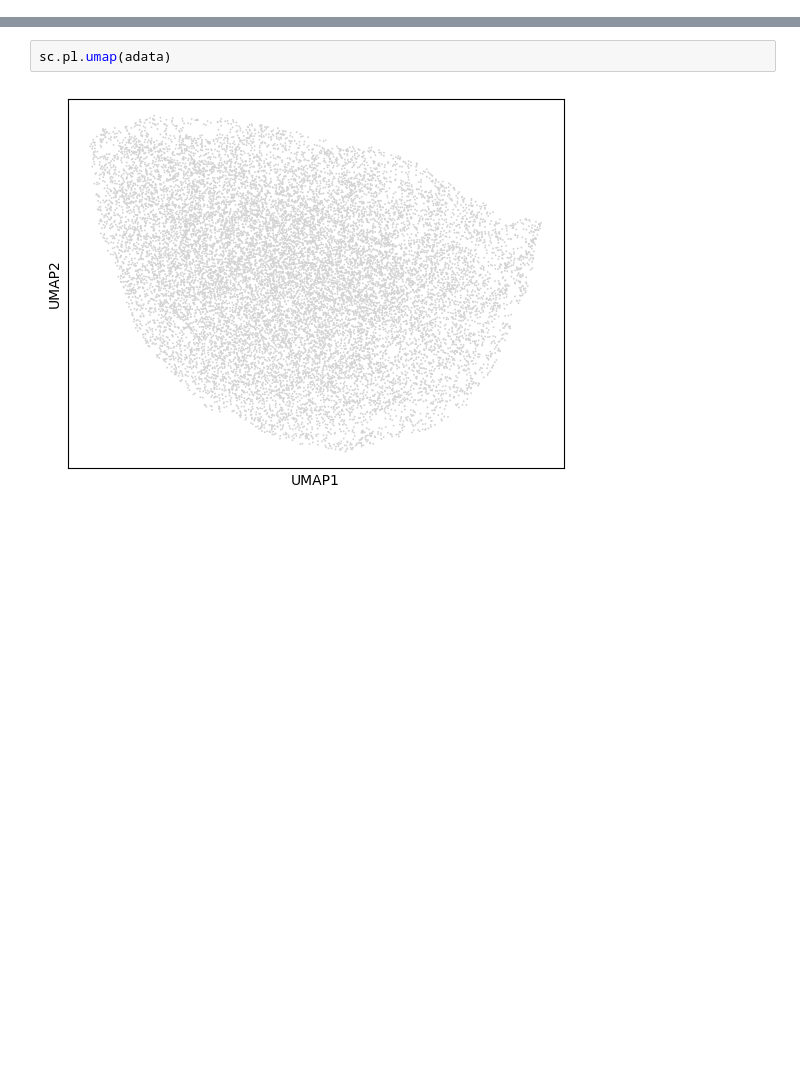
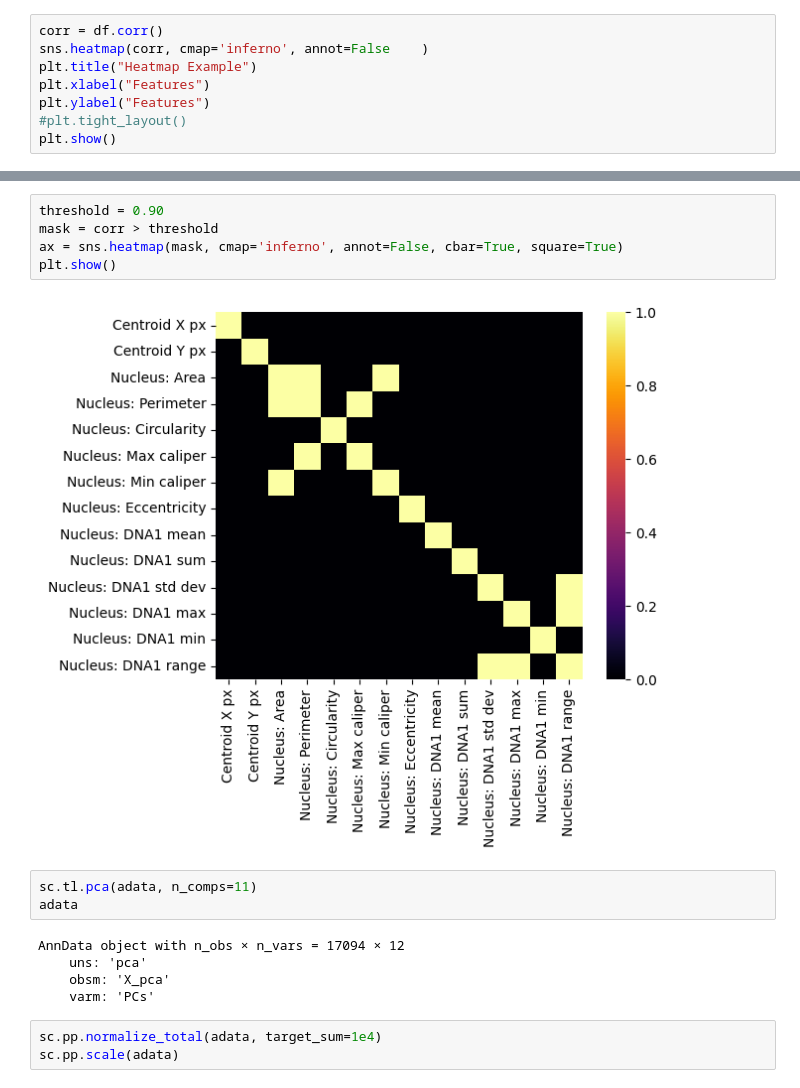
Before and after one commit to JaimeLesChats/IF_to_IMC, a Jupyter notebook: scripts/data_linking/morphology_analyzer.ipynb, the cells around one changed output, grey strips where cells are left out. Cells and saved outputs as stored; diff of their text form; blank space fills up the shorter version.

```diff
--- a/scripts/data_linking/morphology_analyzer.ipynb
+++ b/scripts/data_linking/morphology_analyzer.ipynb
@@ -51,0 +67,8 @@ sc.tl.umap(adata)
+# %%
+corr = df.corr()
+sns.heatmap(corr, cmap='inferno', annot=False    )
+plt.title("Heatmap Example")
+plt.xlabel("Features")
+plt.ylabel("Features")
+#plt.tight_layout()
+plt.show()
@@ -52,4 +77,18 @@ sc.tl.umap(adata)
+# %%
+threshold = 0.90
+mask = corr > threshold
+ax = sns.heatmap(mask, cmap='inferno', annot=False, cbar=True, square=True)
+plt.show()
+# %% [output]
+[figure, added]
 # %%
-sc.pl.umap(adata)
+sc.tl.pca(adata, n_comps=11)
+adata
 # %% [output]
-[figure, removed]
+AnnData object with n_obs × n_vars = 17094 × 12
+    uns: 'pca'
+    obsm: 'X_pca'
+    varm: 'PCs'
+# %%
+sc.pp.normalize_total(adata, target_sum=1e4)
+sc.pp.scale(adata)
```
Also changed, not shown: parts of 22 cells of this notebook, 6 other files.
